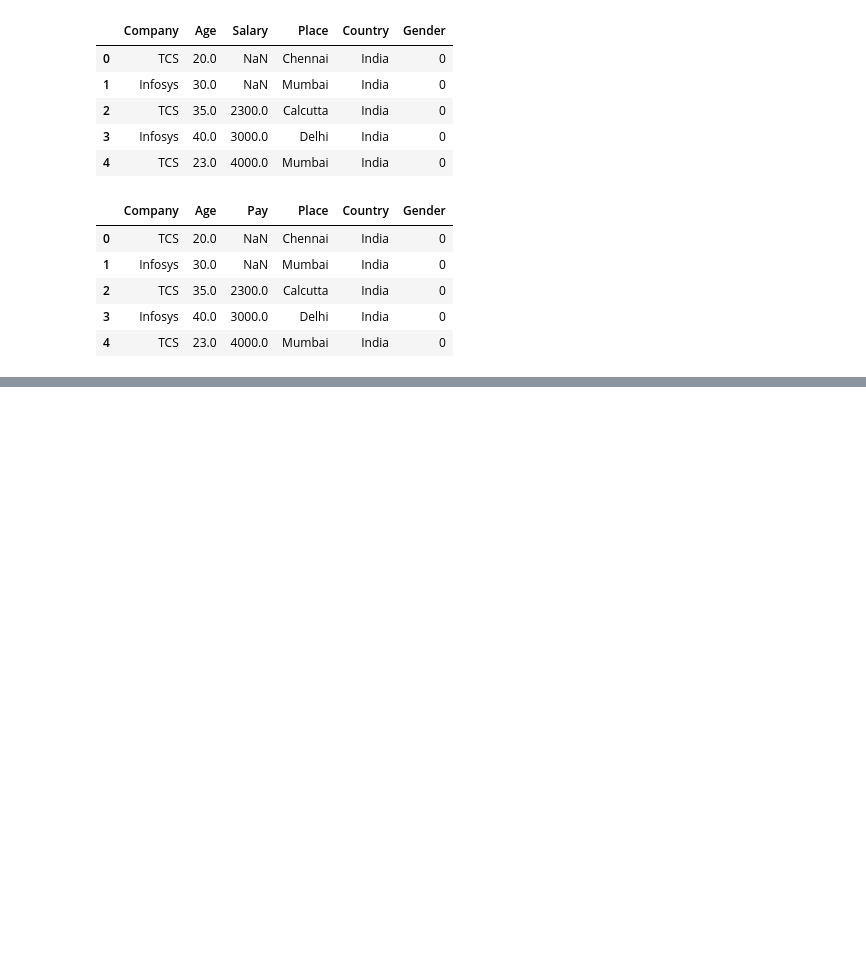
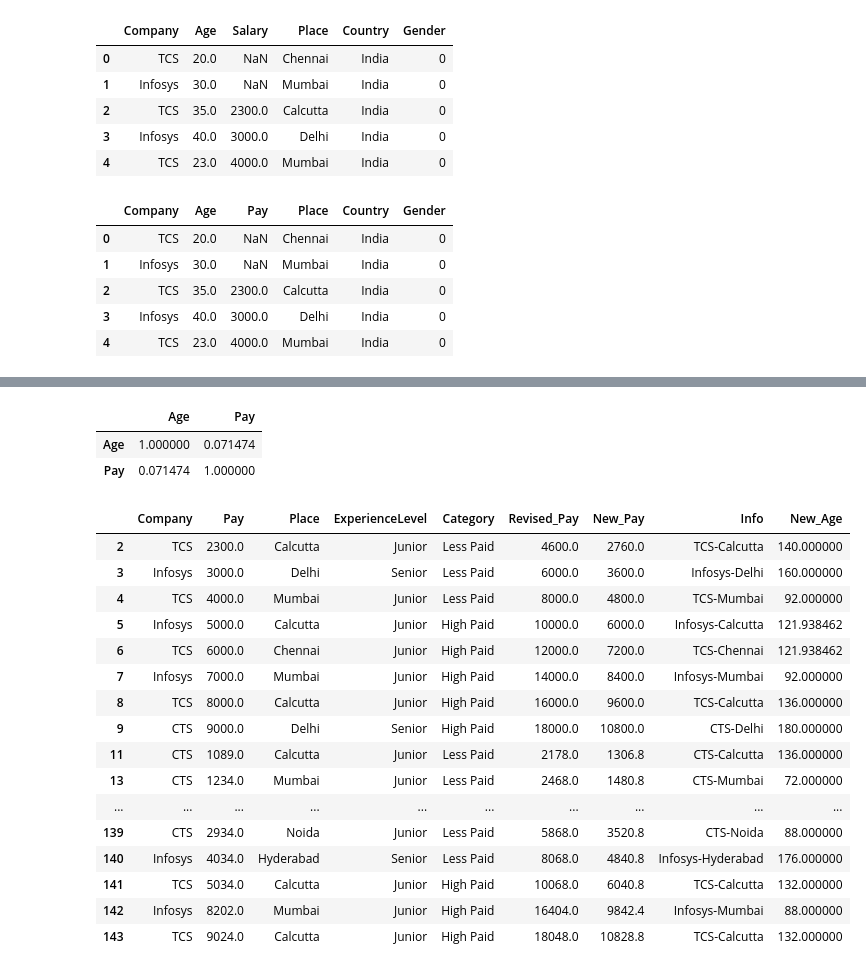
Before and after one commit to RaghulRameshTrainer/VMware_Python, a Jupyter notebook: pandas.ipynb, the cells around one changed output, grey strips where cells are left out. Cells and saved outputs as stored; diff of their text form; code cells hidden in the pictures; blank space fills up the shorter version.

```diff
--- a/pandas.ipynb
+++ b/pandas.ipynb
@@ -217,0 +386,6 @@ df.head()
+# %%
+df.corr()
+# %% [output]
+|  | Age | Pay |
+| Age | 1.000000 | 0.071474 |
+| Pay | 0.071474 | 1.000000 |
@@ -217,0 +409,29 @@ df.head()
+# %%
+df['New_Pay']=df['Pay'].apply(revise_sal)
+# %%
+def concat_values(x,y):
+    return x+"-"+y
+# %%
+df["Info"]=df.apply(lambda x:concat_values(x['Company'],x['Place']),axis=1)
+# %%
+df['New_Age']=df['Age']*2
+# %%
+df.drop(columns=['Age'])
+# %% [output]
+|  | Company | Pay | Place | ExperienceLevel | Category | Revised_Pay | New_Pay | Info | New_Age |
+| 2 | TCS | 2300.0 | Calcutta | Junior | Less Paid | 4600.0 | 2760.0 | TCS-Calcutta | 140.000000 |
+| 3 | Infosys | 3000.0 | Delhi | Senior | Less Paid | 6000.0 | 3600.0 | Infosys-Delhi | 160.000000 |
+| 4 | TCS | 4000.0 | Mumbai | Junior | Less Paid | 8000.0 | 4800.0 | TCS-Mumbai | 92.000000 |
+| 5 | Infosys | 5000.0 | Calcutta | Junior | High Paid | 10000.0 | 6000.0 | Infosys-Calcutta | 121.938462 |
+| 6 | TCS | 6000.0 | Chennai | Junior | High Paid | 12000.0 | 7200.0 | TCS-Chennai | 121.938462 |
+| 7 | Infosys | 7000.0 | Mumbai | Junior | High Paid | 14000.0 | 8400.0 | Infosys-Mumbai | 92.000000 |
+| 8 | TCS | 8000.0 | Calcutta | Junior | High Paid | 16000.0 | 9600.0 | TCS-Calcutta | 136.000000 |
+| 9 | CTS | 9000.0 | Delhi | Senior | High Paid | 18000.0 | 10800.0 | CTS-Delhi | 180.000000 |
+| 11 | CTS | 1089.0 | Calcutta | Junior | Less Paid | 2178.0 | 1306.8 | CTS-Calcutta | 136.000000 |
+| 13 | CTS | 1234.0 | Mumbai | Junior | Less Paid | 2468.0 | 1480.8 | CTS-Mumbai | 72.000000 |
+| ... | ... | ... | ... | ... | ... | ... | ... | ... | ... |
+| 139 | CTS | 2934.0 | Noida | Junior | Less Paid | 5868.0 | 3520.8 | CTS-Noida | 88.000000 |
+| 140 | Infosys | 4034.0 | Hyderabad | Senior | Less Paid | 8068.0 | 4840.8 | Infosys-Hyderabad | 176.000000 |
+| 141 | TCS | 5034.0 | Calcutta | Junior | High Paid | 10068.0 | 6040.8 | TCS-Calcutta | 132.000000 |
+| 142 | Infosys | 8202.0 | Mumbai | Junior | High Paid | 16404.0 | 9842.4 | Infosys-Mumbai | 88.000000 |
+| 143 | TCS | 9024.0 | Calcutta | Junior | High Paid | 18048.0 | 10828.8 | TCS-Calcutta | 132.000000 |
```
Also changed, not shown: parts of 25 cells of this notebook.
